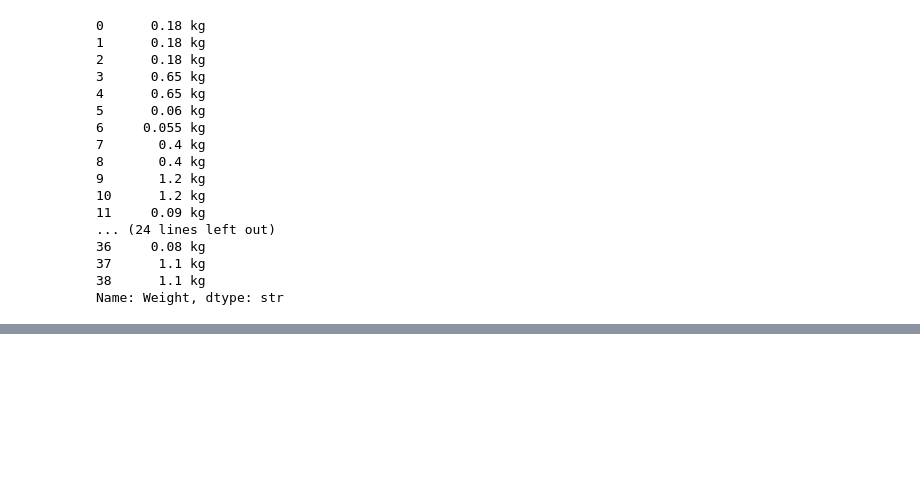
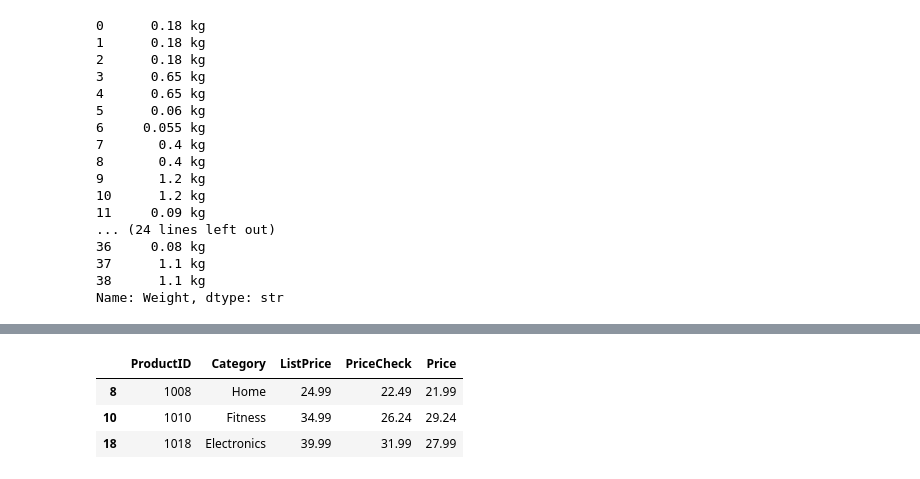
Before and after one commit to JunayedMh/pandas_prac, a Jupyter notebook: Aug_7/cleaning.ipynb, the cells around one changed output, grey strips where cells are left out. Cells and saved outputs as stored; diff of their text form; code cells hidden in the pictures; blank space fills up the shorter version.

```diff
--- a/Aug_7/cleaning.ipynb
+++ b/Aug_7/cleaning.ipynb
@@ -158,0 +193,3 @@ Name: Weight, dtype: str
+# %%
+df["DiscountPercent"] = df["DiscountPercent"].astype(str).str.strip().str.replace(r"[^\d.]", "", regex=True)
+df["DiscountPercent"]
@@ -158,0 +248,5 @@ Name: Weight, dtype: str
+# %%
+# The `ListPrice` & `DiscountPercent` dtypes are str, have to convert them to numeric first.
+
+df["ListPrice"] = pd.to_numeric(df["ListPrice"], errors='coerce')
+df["DiscountPercent"] = pd.to_numeric(df["DiscountPercent"], errors='coerce')
@@ -158,0 +287,8 @@ Name: Weight, dtype: str
+# %%
+mismatch_price = (df["Price"] != df["PriceCheck"])
+df.loc[mismatch_price, ["ProductID", "Category", "ListPrice", "PriceCheck", "Price"]]
+# %% [output]
+|  | ProductID | Category | ListPrice | PriceCheck | Price |
+| 8 | 1008 | Home | 24.99 | 22.49 | 21.99 |
+| 10 | 1010 | Fitness | 34.99 | 26.24 | 29.24 |
+| 18 | 1018 | Electronics | 39.99 | 31.99 | 27.99 |
```
Also changed, not shown: parts of 18 cells of this notebook.
